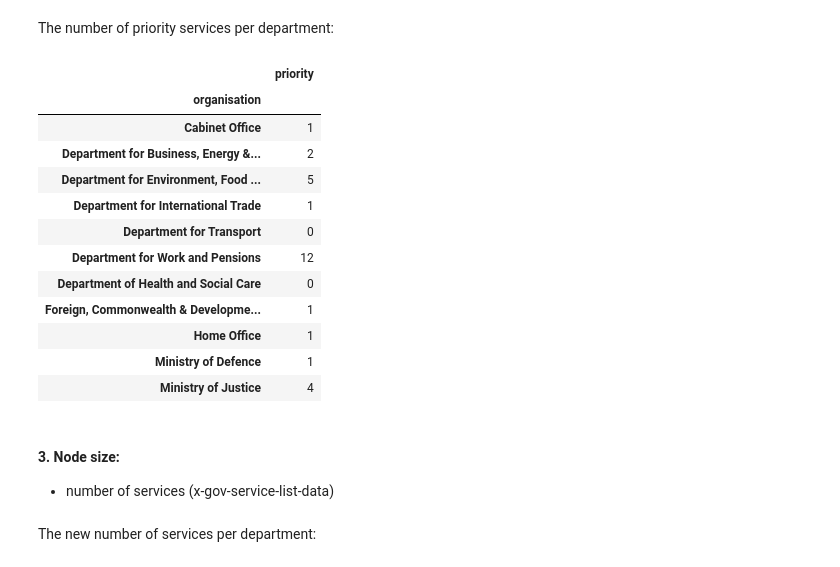
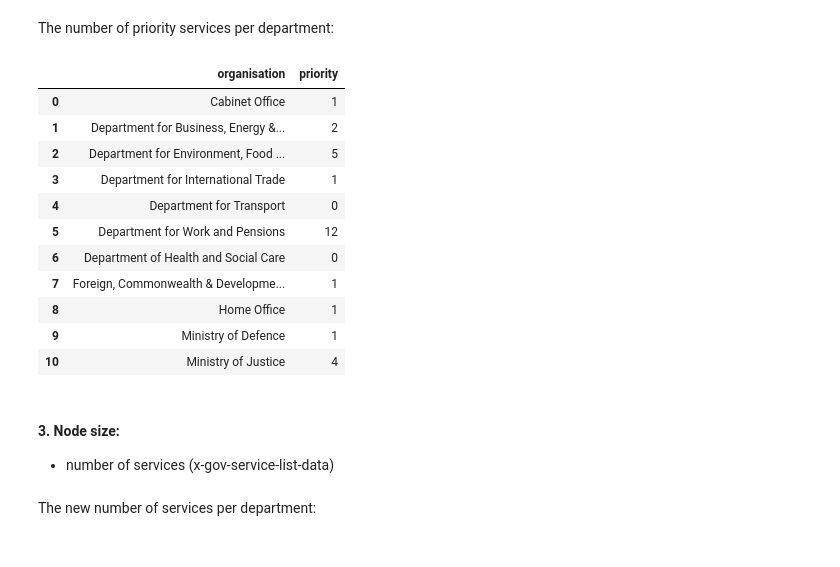
Before and after one commit to ai-for-public-services/structural-insights-into-uk-gov, a Jupyter notebook: notebooks/02-network-visualisation.ipynb, the cells around one changed output. Saved outputs shown, nothing was run; the diff lists cells and outputs as text; code cells hidden in the pictures.

```diff
--- a/notebooks/02-network-visualisation.ipynb
+++ b/notebooks/02-network-visualisation.ipynb
@@ -264,24 +264,24 @@ orgs_priority_df['priority'] = orgs_priority_df['priority'].replace({0:np.nan})
 # %% [markdown]
 The number of priority services per department:
 # %%
-orgs_priority_df.groupby('organisation').count()
+orgs_priority_df = orgs_priority_df.groupby('organisation').count().reset_index()
+orgs_priority_df
 # %% [output]
-|  | priority |
-| organisation |  |
-| Cabinet Office | 1 |
-| Department for Business, Energy &... | 2 |
-| Department for Environment, Food ... | 5 |
-| Department for International Trade | 1 |
-| Department for Transport | 0 |
-| Department for Work and Pensions | 12 |
-| Department of Health and Social Care | 0 |
-| Foreign, Commonwealth & Developme... | 1 |
-| Home Office | 1 |
-| Ministry of Defence | 1 |
-| Ministry of Justice | 4 |
+|  | organisation | priority |
+| 0 | Cabinet Office | 1 |
+| 1 | Department for Business, Energy &... | 2 |
+| 2 | Department for Environment, Food ... | 5 |
+| 3 | Department for International Trade | 1 |
+| 4 | Department for Transport | 0 |
+| 5 | Department for Work and Pensions | 12 |
+| 6 | Department of Health and Social Care | 0 |
+| 7 | Foreign, Commonwealth & Developme... | 1 |
+| 8 | Home Office | 1 |
+| 9 | Ministry of Defence | 1 |
+| 10 | Ministry of Justice | 4 |
-# %% [markdown]
-#### 3. Node size:
-   - number of services (x-gov-service-list-data)
+# %% [markdown]
+#### 3. Node size:
+   - number of services (x-gov-service-list-data)
 # %% [markdown]
 The new number of services per department:
 # %%
```
